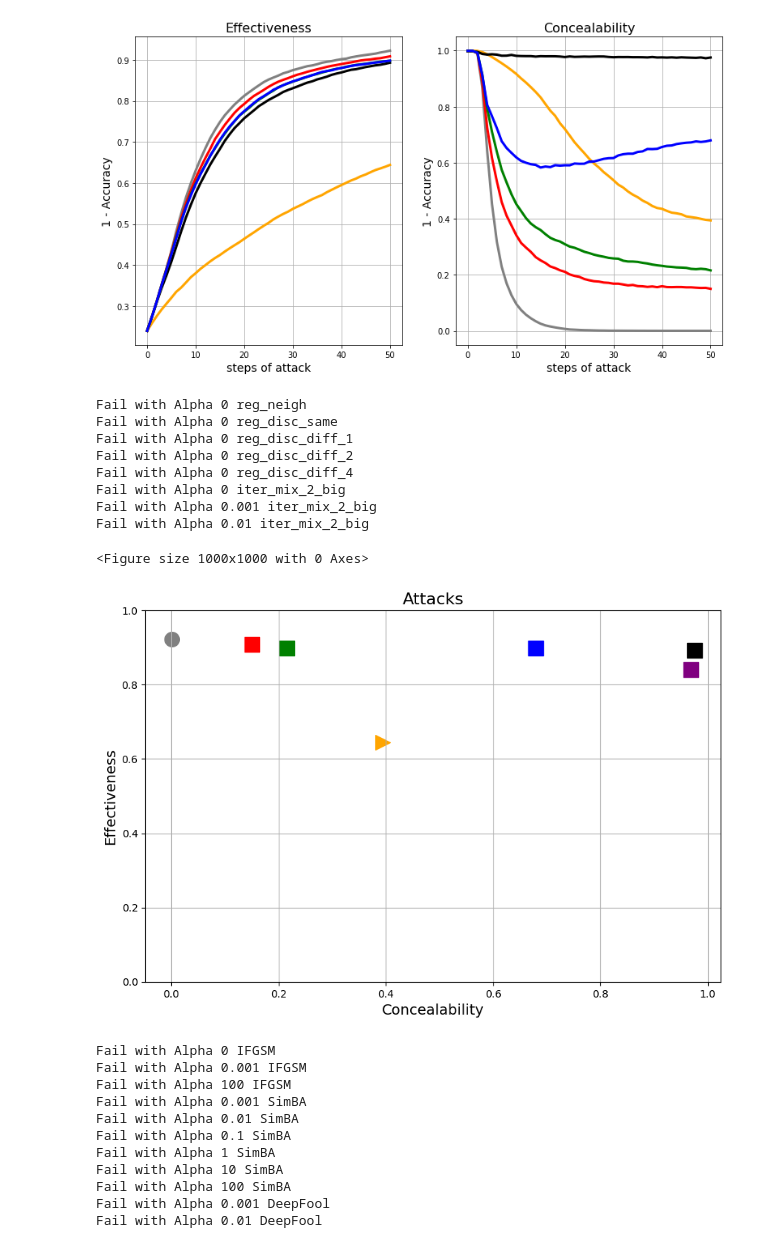
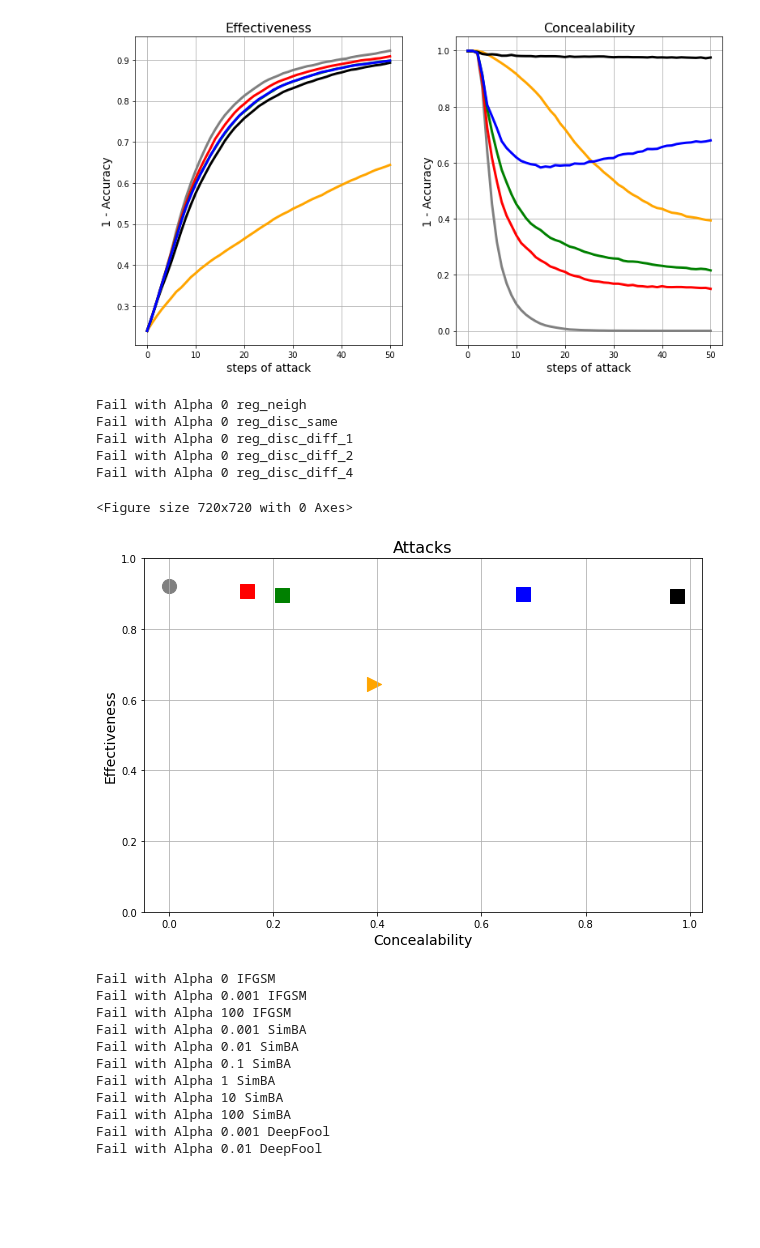
Before and after one commit to petrsokerin/Hidden_adversarial_attacks, a Jupyter notebook: notebooks/Vizual_reg_attack.ipynb, the cells around one changed output. Saved outputs shown, nothing was run; the diff lists cells and outputs as text; code cells hidden in the pictures; blank space fills up the shorter version.

```diff
--- a/notebooks/Vizual_reg_attack.ipynb
+++ b/notebooks/Vizual_reg_attack.ipynb
@@ -22,8 +31,9 @@ def load_data(name, path='results/Ford_A/Regular_Disc/Same_disc/', dataset='Ford
     df_all = pd.DataFrame()
 
     if 'original' not in name:
-        for alpha in [0, 0.001, 0.01, 0.03, 0.05, 0.07, 0.1, 1, 10, 100]:
+        for alpha in [0, 0.001, 0.01, 0.1, 1, 10, 100]:
             try:
+
                 df_loc = pd.read_csv(path + f'aa_res_{dataset}_{model_id}_alpha={alpha}.csv', index_col=0)
                 df_loc['method_attack'] = name
                 df_loc['alpha'] = alpha
@@ -111,10 +121,7 @@ def plot_attack_scatter(
     step = 50,
     dataset='Ford_A',
     figsize=None,
-    legend=True,
-    save=False,
-    save_name='figure.png',
-    dpi=300
+    legend=True
 ):
 
     if isinstance(alpha, float) or isinstance(alpha, int):
@@ -164,9 +171,6 @@ def plot_attack_scatter(
         plt.legend()
 
     plt.grid()
-
-    if save:
-        plt.savefig(save_name, dpi=dpi)
     plt.show()
 # %% [markdown]
 # Discriminator model
@@ -364,51 +382,36 @@ Fail with Alpha 0 reg_disc_diff_4
 alpha = 10
 eps = 0.0056 # [0.001, 0.0056, 0.0316, 0.1778, 1.0]
 
 models_for_viz = {
     'original': ('results/Ford_A/IFGSM/Original/', 0),
     'reg_neigh': ('results/Ford_A/IFGSM/Regular/', 0),
     'reg_disc_same': ('results/Ford_A/IFGSM/Regular_Disc/Same_disc/', 0),
     #'reg_disc_diff_another': ('results/Ford_A/IFGSM/Regular_Disc/Diff_disc/', 0),
     'reg_disc_diff_1': ('results/Ford_A/IFGSM/Regular_Disc/Diff_disc_2/', 0),
     'reg_disc_diff_2':('results/Ford_A/IFGSM/Regular_Disc/Diff_disc_many/', 0),
     'reg_disc_diff_4':('results/Ford_A/IFGSM/Regular_Disc/Diff_many_4/', 0),
-    'iter_mix_2_big': ('results/Ford_A/IFGSM/Regular_Disc/Disc_reg_mixed_2_big/', 0),
     }
 
 
 style ={
     'original':  {'marker':'o', 's':200.0, 'color':'grey'},
     'reg_neigh':  {'marker':'>', 's':200.0, 'color':'orange'},
     'reg_disc_same':  {'marker':'s', 's':200.0, 'color':'black'},
     #'reg_disc_diff_another':  {'linestyle':'solid', 'linewidth':1.5, },
     'reg_disc_diff_1':  {'marker':'s', 's':200.0, 'color':'red'},
     'reg_disc_diff_2': {'marker':'s', 's':200.0, 'color':'green'},
     'reg_disc_diff_4': {'marker':'s', 's':200.0, 'color':'blue'},
-    'iter_mix_2_big': {'marker':'s', 's':200.0, 'color':'purple'},
 }
 
-plot_attack_scatter(
-    models_for_viz=models_for_viz,
-    style=style,
-    alpha=alpha,
-    eps=eps,
-    legend=False,
-    figsize=(10, 6.5),
-    save=True,
-    save_name='scatter.png',
-    dpi=1980
-)
+plot_attack_scatter(models_for_viz=models_for_viz, style=style, alpha=alpha, eps=eps, legend=False, figsize=(10, 6.5))
 # %% [output]
 Fail with Alpha 0 reg_neigh
 Fail with Alpha 0 reg_disc_same
 Fail with Alpha 0 reg_disc_diff_1
 Fail with Alpha 0 reg_disc_diff_2
 Fail with Alpha 0 reg_disc_diff_4
-Fail with Alpha 0 iter_mix_2_big
-Fail with Alpha 0.001 iter_mix_2_big
-Fail with Alpha 0.01 iter_mix_2_big
-<Figure size 1000x1000 with 0 Axes>
+<Figure size 720x720 with 0 Axes>
-[figure, old version]
+[figure, new version]
 # %%
 alpha = 10
 eps = {
```
Also changed, not shown: parts of 17 cells of this notebook, 17 other files.
